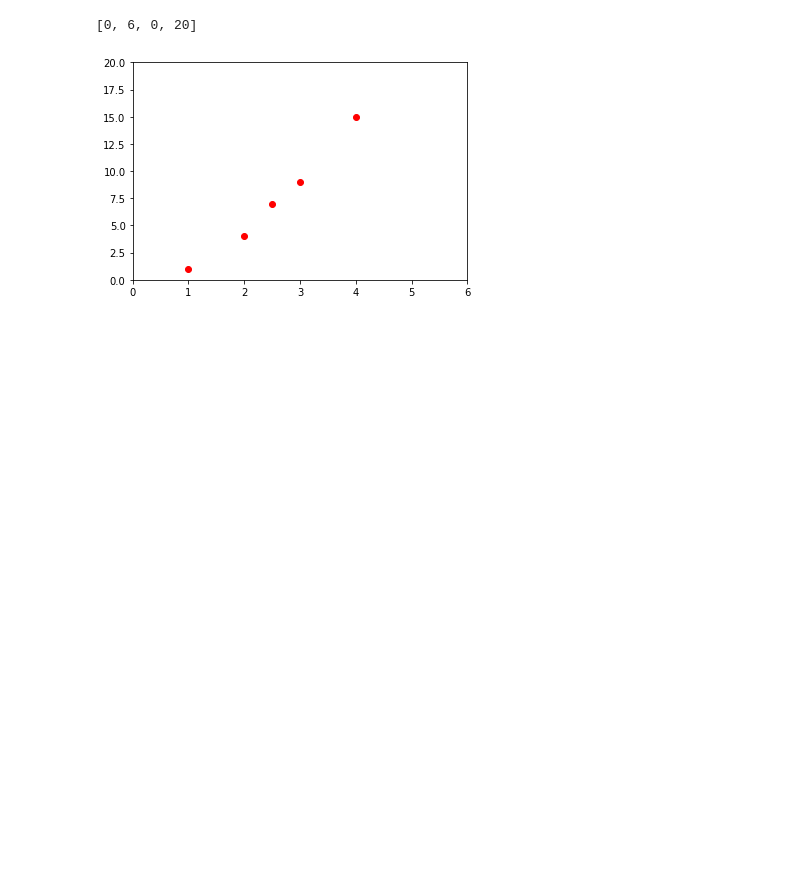
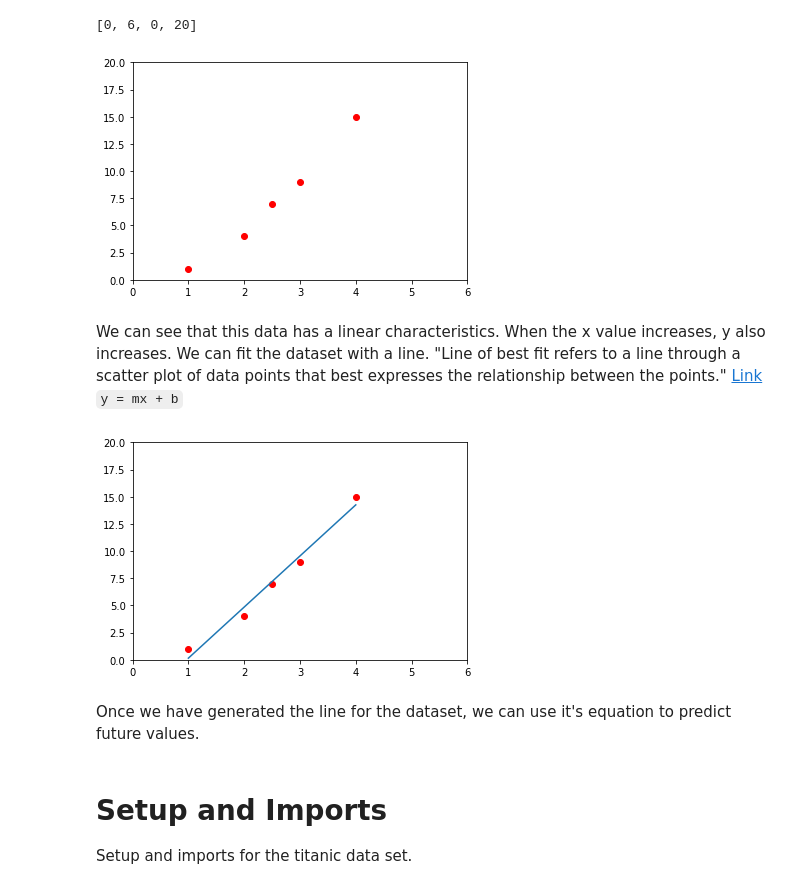
Before and after one commit to udpsunil/learning, a Jupyter notebook: python/tf_freecodecamp/Core Learning Algorithms.ipynb, the cells around one changed output. Cells and saved outputs as stored; diff of their text form; code cells hidden in the pictures; blank space fills up the shorter version.

Commit message:
Linear regression TF

```diff
--- a/python/tf_freecodecamp/Core Learning Algorithms.ipynb
+++ b/python/tf_freecodecamp/Core Learning Algorithms.ipynb
@@ -19,3 +19,19 @@ plt.axis([0, 6, 0, 20])
 # %% [output]
 [0, 6, 0, 20]
 [figure]
+# %% [markdown]
+We can see that this data has a linear characteristics. When the x value increases, y also increases. We can fit the dataset with a line.
+"Line of best fit refers to a line through a scatter plot of data points that best expresses the relationship between the points." [Link](https://www.investopedia.com/terms/l/line-of-best-fit.asp)
+`y = mx + b`
+# %%
+plt.plot(x, y, 'ro')
+plt.axis([0, 6, 0, 20])
+plt.plot(np.unique(x), np.poly1d(np.polyfit(x, y, 1))(np.unique(x)))
+plt.show()
+# %% [output]
+[figure, added]
+# %% [markdown]
+Once we have generated the line for the dataset, we can use it's equation to predict future values.
+# %% [markdown]
+# Setup and Imports
+Setup and imports for the titanic data set.
```
Also changed, not shown: parts of 19 cells of this notebook.
